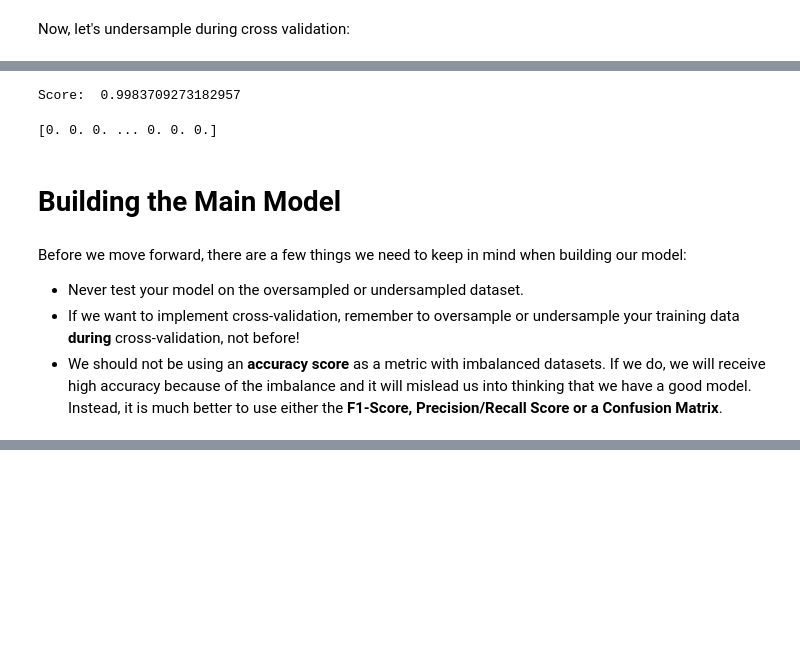
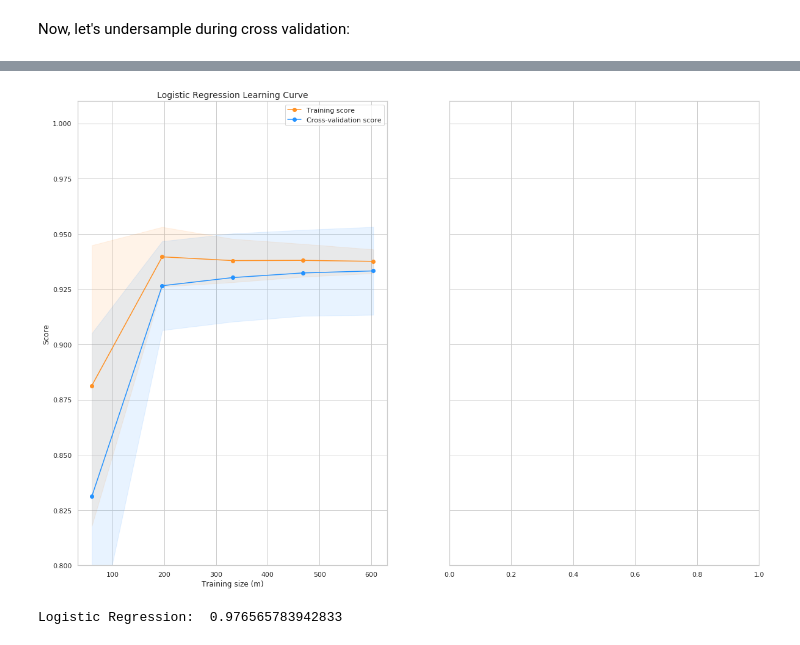
Before and after one commit to JayThibs/Credit_Card_Fraud_Detection, a Jupyter notebook: Credit_Card_Fraud_Detection.ipynb, the cells around one changed output, grey strips where cells are left out. Drawn from its saved outputs; the diff is of its cells as text; code cells hidden in the pictures; blank space fills up the shorter version.

Commit message:
Finished building logistic regression model.

```diff
--- a/Credit_Card_Fraud_Detection.ipynb
+++ b/Credit_Card_Fraud_Detection.ipynb
@@ -822,7 +819,8 @@ xgboost_params = {'objective': ["binary:logistic"]
       , 'eta': [0.01, 0.1, 0.2, 0.3]
 			, 'max_depth': [3, 6, 9]
 			, 'min_child_weight': [1, 10, 100, 1000]
-			, 'eval_metric': ["auc"]}
+			, 'eval_metric': ["auc"]
+      }
 
 grid_xgboost = GridSearchCV(XGBClassifier(), xgboost_params)
 grid_xgboost.fit(X_train, y_train)
@@ -907,27 +923,32 @@ for train, test in sss.split(undersample_X_train, undersample_y_train):
-# %%
-X = df.iloc[:, :-1].dropna() # iloc selects all rows based on the index
-y = df['Class'].dropna()
-
-X_train, X_test, y_train, y_test = train_test_split(X, y, test_size=0.35)
-# %%
-# C in LR is a penalty term meant to dissentivize and regularize LR to avoid overfitting.
-LR = linear_model.LogisticRegression(C=1e5)
-LR.fit(X_train, y_train)
-print('Score: ', LR.score(X_test, y_test))
-# %% [output]
-Score:  0.9983709273182957
-# %%
-y_predicted = np.array(LR.predict(X_test))
-print(y_predicted)
-# %% [output]
-[0. 0. 0. ... 0. 0. 0.]
-# %% [markdown]
-# Building the Main Model
-# %% [markdown]
-Before we move forward, there are a few things we need to keep in mind when building our model:
-
-
-
-*   Never test your model on the oversampled or undersampled dataset.
-*   If we want to implement cross-validation, remember to oversample or undersample your training data **during** cross-validation, not before!
-*   We should not be using an **accuracy score** as a metric with imbalanced datasets. If we do, we will receive high accuracy because of the imbalance and it will mislead us into thinking that we have a good model. Instead, it is much better to use either the **F1-Score, Precision/Recall Score or a Confusion Matrix**.
+# %%
+# Let's Plot LogisticRegression Learning Curve
+from sklearn.model_selection import ShuffleSplit
+from sklearn.model_selection import learning_curve
+
+def plot_learning_curve(estimator1, X, y, ylim=None, cv=None,
+                        n_jobs=1, train_sizes=np.linspace(.1, 1.0, 5)):
+    f, (ax1, ax2) = plt.subplots(1,2, figsize=(20,14), sharey=True)
+    if ylim is not None:
+        plt.ylim(*ylim)
+
+    # Logistic Regression
+    train_sizes, train_scores, test_scores = learning_curve(estimator1, X, y, cv=cv, n_jobs=n_jobs, train_sizes=train_sizes)
+    train_scores_mean = np.mean(train_scores, axis=1)
+    train_scores_std = np.std(train_scores, axis=1)
+    test_scores_mean = np.mean(test_scores, axis=1)
+    test_scores_std = np.std(test_scores, axis=1)
+    ax1.fill_between(train_sizes, train_scores_mean - train_scores_std, train_scores_mean + train_scores_std, alpha=0.1, color="#ff9124")
+    ax1.fill_between(train_sizes, test_scores_mean - test_scores_std, test_scores_mean + test_scores_std, alpha=0.1, color="#2492ff")
+    ax1.plot(train_sizes, train_scores_mean, 'o-', color="#ff9124", label="Training score")
+    ax1.plot(train_sizes, test_scores_mean, 'o-', color="#2492ff", label="Cross-validation score")
+    ax1.set_title("Logistic Regression Learning Curve", fontsize=14)
+    ax1.set_xlabel('Training size (m)')
+    ax1.set_ylabel('Score')
+    ax1.grid(True)
+    ax1.legend(loc="best")
+
+    return plt
+# %%
+cv = ShuffleSplit(n_splits=100, test_size=0.2, random_state=42)
+plot_learning_curve(log_reg, X_train, y_train, (0.8, 1.01), cv=cv, n_jobs=4)
+# %% [output]
@@ -933,0 +956 @@ Before we move forward, there are a few things we need to keep in mind when buil
+[figure, added]
@@ -933,0 +964,6 @@ Before we move forward, there are a few things we need to keep in mind when buil
+# %%
+from sklearn.metrics import roc_auc_score
+
+print('Logistic Regression: ', roc_auc_score(y_train, log_reg_pred))
+# %% [output]
+Logistic Regression:  0.976565783942833
```
Also changed, not shown: parts of 25 cells of this notebook.
